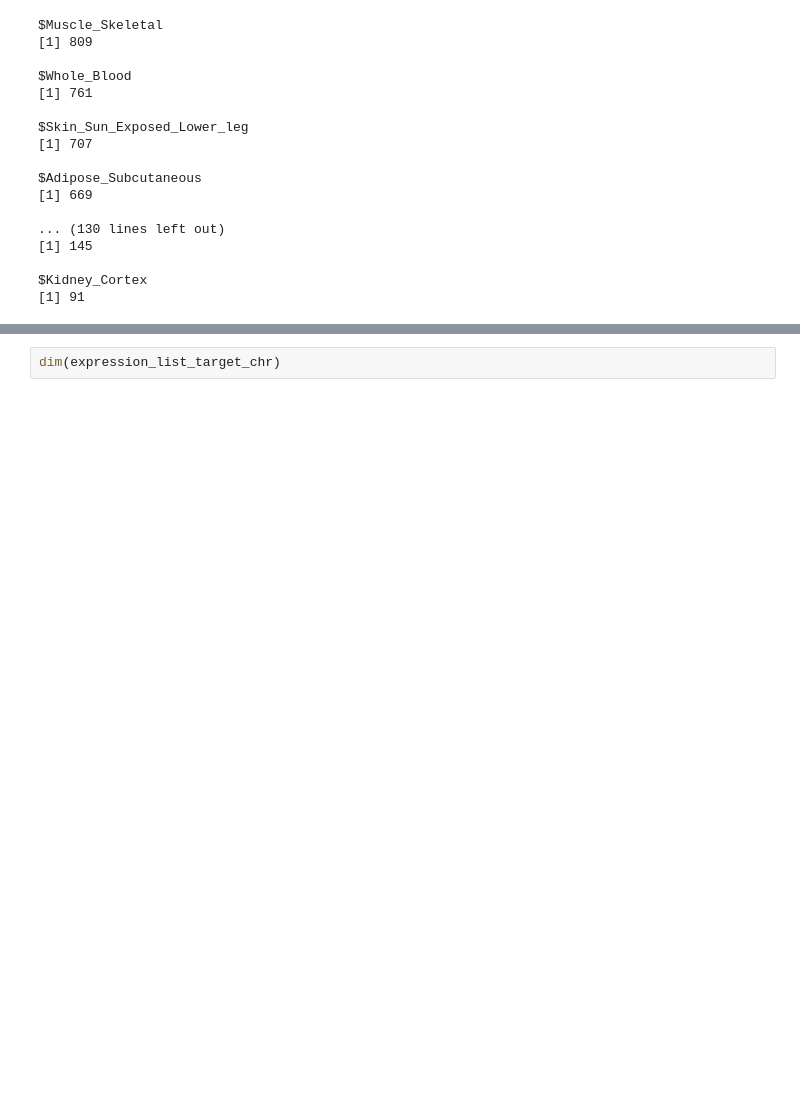
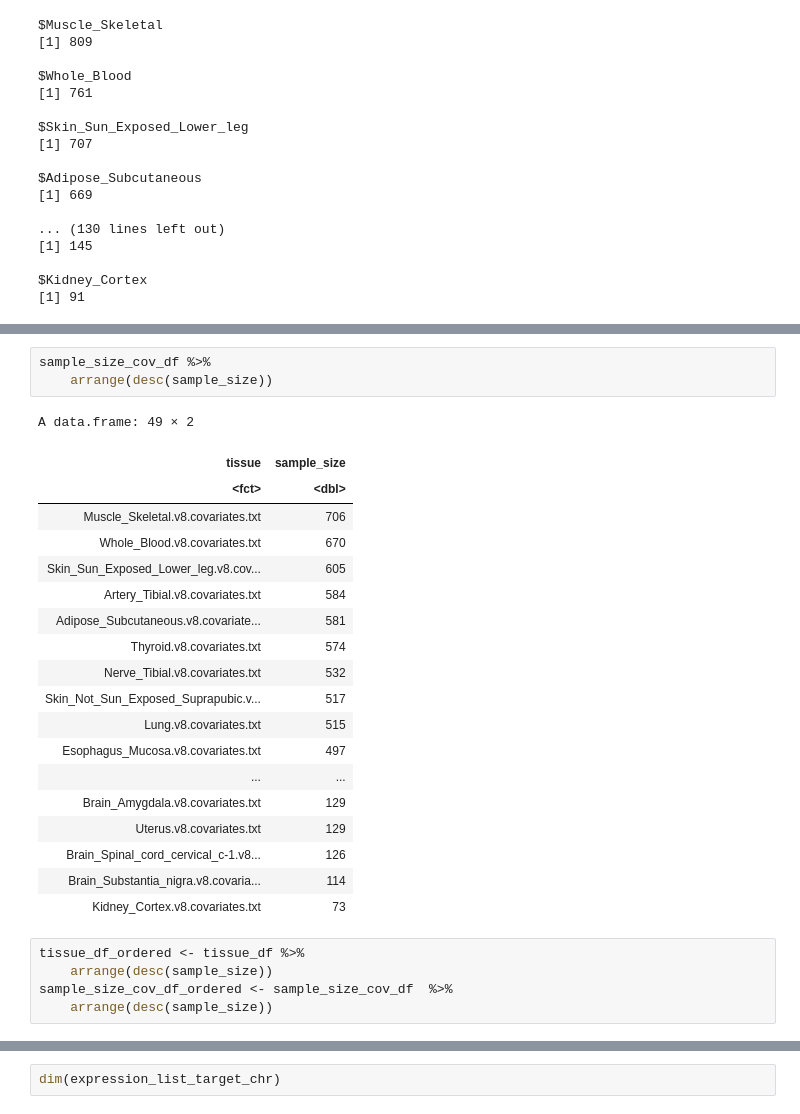
Before and after one commit to Joker-Jerome/utmost_update, a Jupyter notebook: code/R/expression_adjustment_output.ipynb, the cells around one changed output, grey strips where cells are left out. Cells and saved outputs as stored; diff of their text form; blank space fills up the shorter version.

```diff
--- a/code/R/expression_adjustment_output.ipynb
+++ b/code/R/expression_adjustment_output.ipynb
@@ -526,0 +521,28 @@ $Kidney_Cortex
+# %%
+sample_size_cov_df %>%
+    arrange(desc(sample_size))
+# %% [output]
+A data.frame: 49 × 2
+| tissue | sample_size |
+| <fct> | <dbl> |
+| Muscle_Skeletal.v8.covariates.txt | 706 |
+| Whole_Blood.v8.covariates.txt | 670 |
+| Skin_Sun_Exposed_Lower_leg.v8.cov... | 605 |
+| Artery_Tibial.v8.covariates.txt | 584 |
+| Adipose_Subcutaneous.v8.covariate... | 581 |
+| Thyroid.v8.covariates.txt | 574 |
+| Nerve_Tibial.v8.covariates.txt | 532 |
+| Skin_Not_Sun_Exposed_Suprapubic.v... | 517 |
+| Lung.v8.covariates.txt | 515 |
+| Esophagus_Mucosa.v8.covariates.txt | 497 |
+| ... | ... |
+| Brain_Amygdala.v8.covariates.txt | 129 |
+| Uterus.v8.covariates.txt | 129 |
+| Brain_Spinal_cord_cervical_c-1.v8... | 126 |
+| Brain_Substantia_nigra.v8.covaria... | 114 |
+| Kidney_Cortex.v8.covariates.txt | 73 |
+# %%
+tissue_df_ordered <- tissue_df %>%
+    arrange(desc(sample_size))
+sample_size_cov_df_ordered <- sample_size_cov_df  %>%
+    arrange(desc(sample_size))
```
Also changed, not shown: parts of 19 cells of this notebook, 4 other files.
